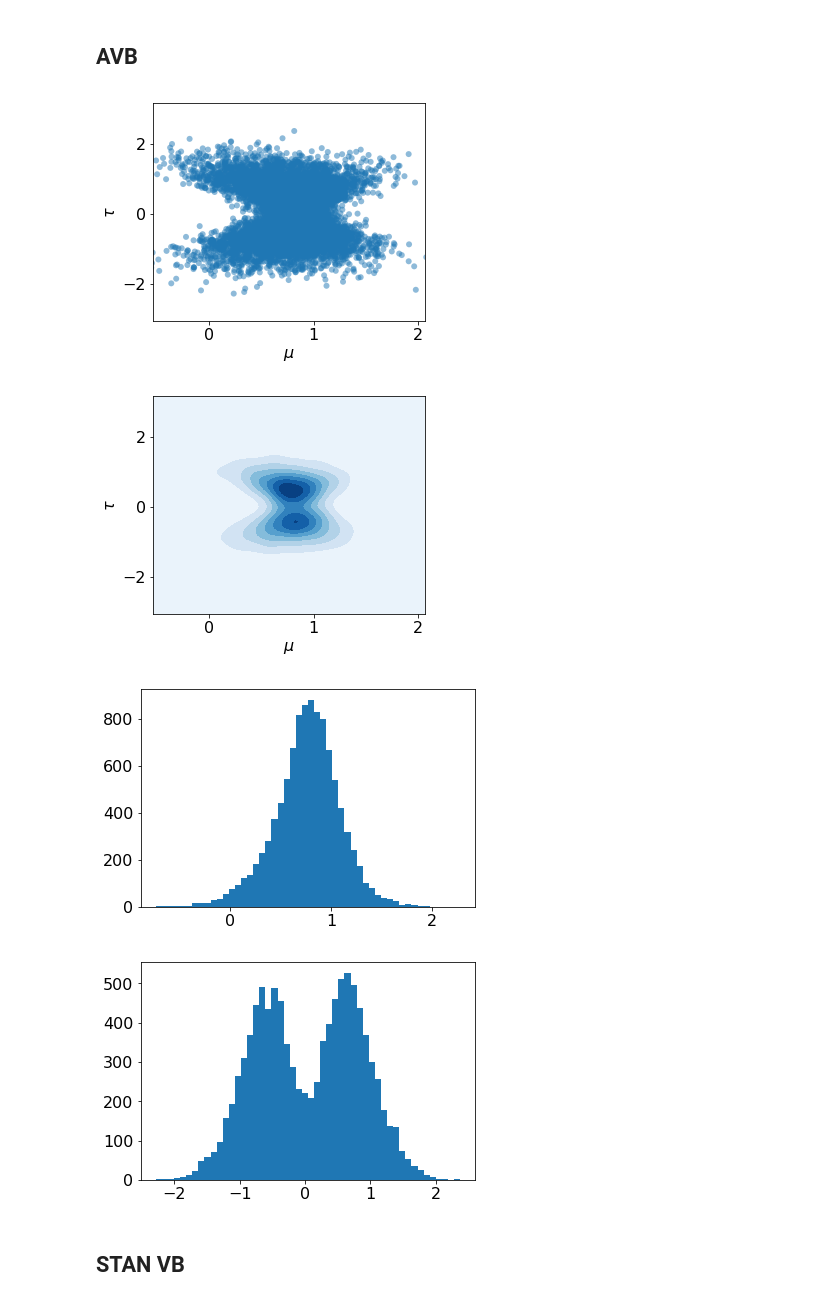
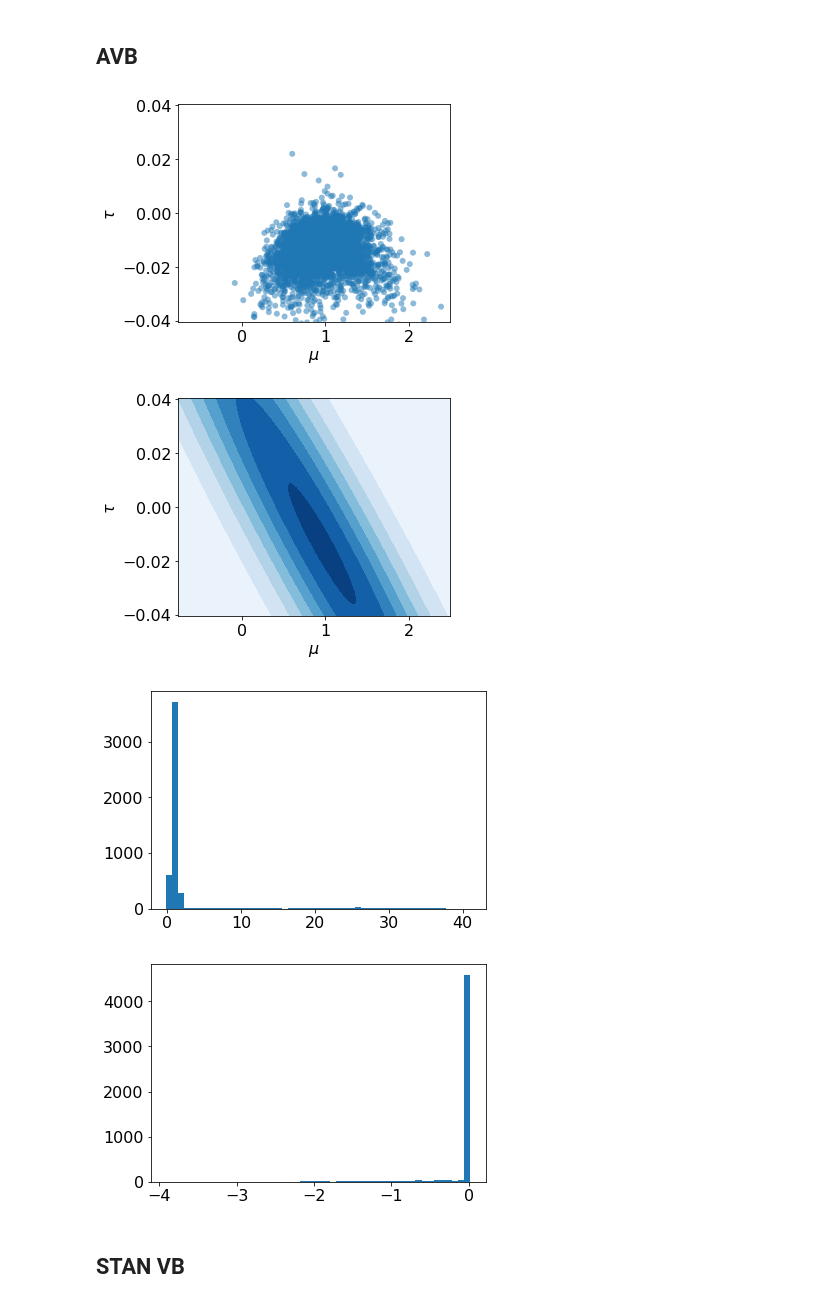
Before and after one commit to LMescheder/AdversarialVariationalBayes, a Jupyter notebook: notebooks/Stan-example.ipynb, the cells around one changed output. Saved outputs shown, nothing was run; the diff lists cells and outputs as text; code cells hidden in the pictures.

```diff
--- a/notebooks/Stan-example.ipynb
+++ b/notebooks/Stan-example.ipynb
@@ -24,10 +21,11 @@ The autoreload extension is already loaded. To reload it, use:
 # %%
 # Parameters
+M = 1
 batch_size = 512
-data = {'J': 8,
-        'y': [2.8,  0.8, -0.3,  0.7, -0.1,  0.1, 1.8, 1.2],
-       'sigma': [0.8, 0.5, 0.8, 0.6,  0.5, .6, 0.5, 0.4],
-       'psigma_eta': 1., 'psigma_mu': 1., 'psigma_tau': 1.}
+data = {'J': 8 * M,
+        'y': [2.8,  0.8, -0.3,  0.7, -0.1,  0.1, 1.8, 1.2] * M,
+       'sigma': [0.8, 0.5, 0.8, 0.6,  0.5, .6, 0.5, 0.4] * M,
+       'psigma_eta': 100., 'psigma_mu': 100., 'psigma_tau': 100.}
 
 # Parameter for AVB: wether to use adaptive contrast
 is_adapt_contrast = True
@@ -250,17 +248,23 @@ def lrelu(x, leak=0.2, name="lrelu"):
 
 def standard_normal(shape, **kwargs):
     """Create a standard Normal StochasticTensor."""
-    return st.StochasticTensor(
-        ds.MultivariateNormalDiag(mu=tf.zeros(shape), diag_stdev=tf.ones(shape), **kwargs))
+    return tf.random_normal(shape)
 
 def posterior(reuse=False):
     with tf.variable_scope("posterior", reuse=reuse) as scope:
-        eps = standard_normal([batch_size, param_dim]).value()
+        eps = standard_normal([batch_size, param_dim])
 
         with slim.arg_scope([slim.fully_connected], activation_fn=tf.nn.elu):
             net = slim.fully_connected(eps, 128, scope='fc_0')
-            net = slim.fully_connected(net, 128, scope='fc_1')
-#             net = slim.fully_connected(net, 128, scope='fc_2')
+
+            for i in range(5):
+                dnet = slim.fully_connected(net, 128, scope='fc_%d_r0' % (i+1))
+                net += slim.fully_connected(dnet, 128, activation_fn=None, scope='fc_%d_r1' % (i+1),
+                                            weights_initializer=tf.constant_initializer(0.))
+                net = lrelu(net)
+
+
+            net = slim.fully_connected(net, 128, scope='fc_2')
 
         z = slim.fully_connected(net, param_dim, activation_fn=None, scope='z')
 
@@ -271,7 +275,7 @@ def adversary(z, reuse=False):
         with slim.arg_scope([slim.fully_connected], activation_fn=lrelu):
             net = slim.fully_connected(z, 256, scope='fc_0')
 
-            for i in range(5):
+            for i in range(20):
                 dnet = slim.fully_connected(net, 256, scope='fc_%d_r0' % (i+1))
                 net += slim.fully_connected(dnet, 256, activation_fn=None, scope='fc_%d_r1' % (i+1),
                                             weights_initializer=tf.constant_initializer(0.))
@@ -388,7 +392,7 @@ sess.run(tf.global_variables_initializer())
 # Model fitting
 # %%
 # Some parameters for the model fitting
-iter_max = 10000
+iter_max = 100000
 # %%
 # Run HMC
 stan_fit = sm.sampling(data=data, iter=500000, thin=50)
@@ -449,29 +448,29 @@ hist(q2)
 # %% [markdown]
 ## AVB
 # %%
-q = get_samples(sess, nbatches=20)
+q = get_samples(sess, nbatches=10)
 
 q1 = q[:, idx0]
 q2 = q[:, idx1]
 
-q1_mean = q1.mean()
-q1_std = q1.std()
+# q1_mean = q1.mean()
+# q1_std = q1.std()
 
-q2_mean = q2.mean()
-q2_std = q2.std()
+# q2_mean = q2.mean()
+# q2_std = q2.std()
 
 bbox = [q1_mean - 4*q1_std, q1_mean + 4*q1_std,
         q2_mean - 4*q2_std, q2_mean + 4*q2_std]
 
 scatter(q1, q2, bbox, xlabel=xlabel, ylabel=ylabel)
 kde(q1, q2, bbox, xlabel=xlabel, ylabel=ylabel)
 hist(q1)
 hist(q2)
 # %% [output]
-[figure, old version]
+[figure, new version]
-[figure, old version]
+[figure, new version]
-[figure, old version]
+[figure, new version]
-[figure, old version]
+[figure, new version]
 # %% [markdown]
 ## STAN VB
 # %%
```
Also changed, not shown: parts of 4 cells of this notebook, 2 other files.
